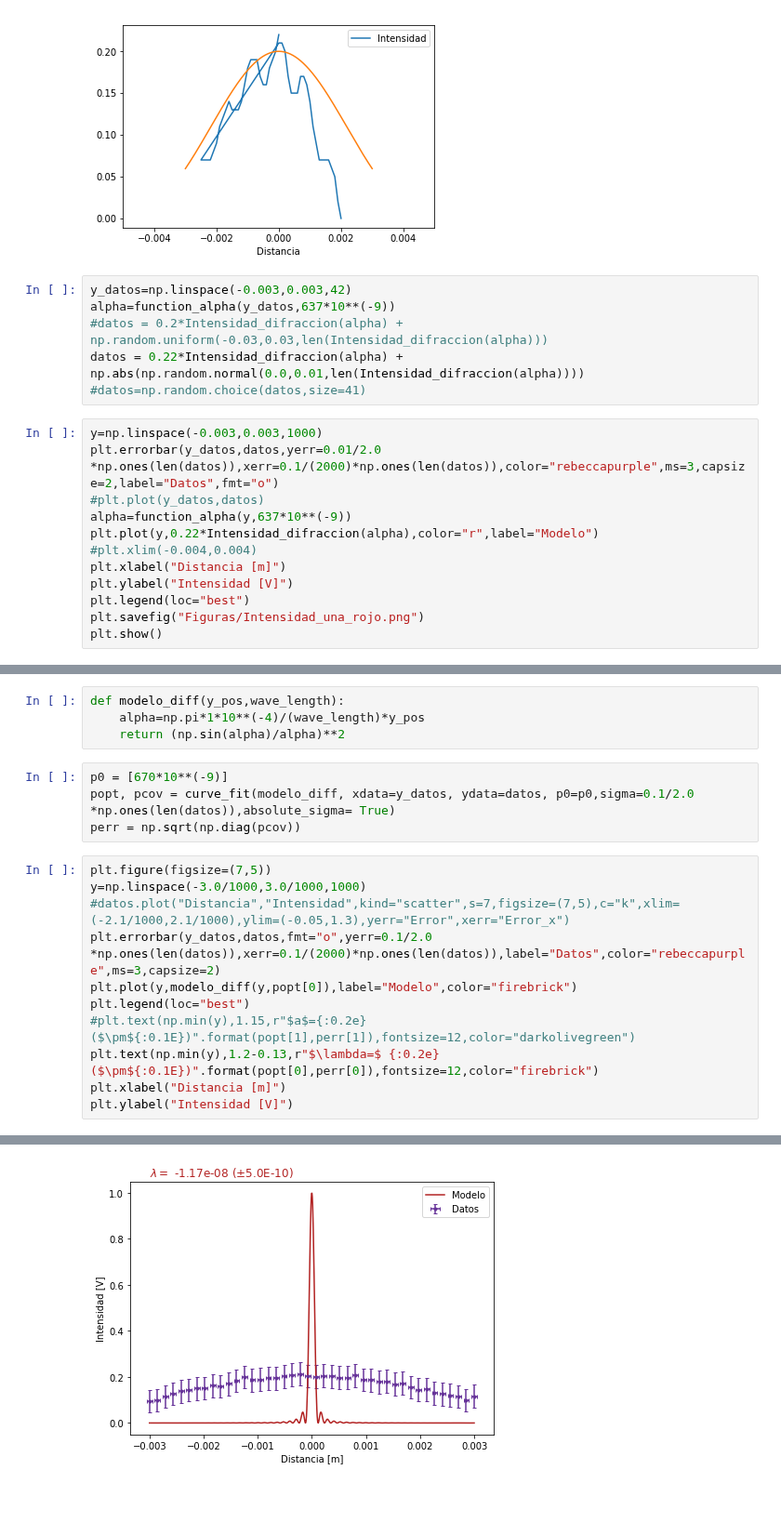
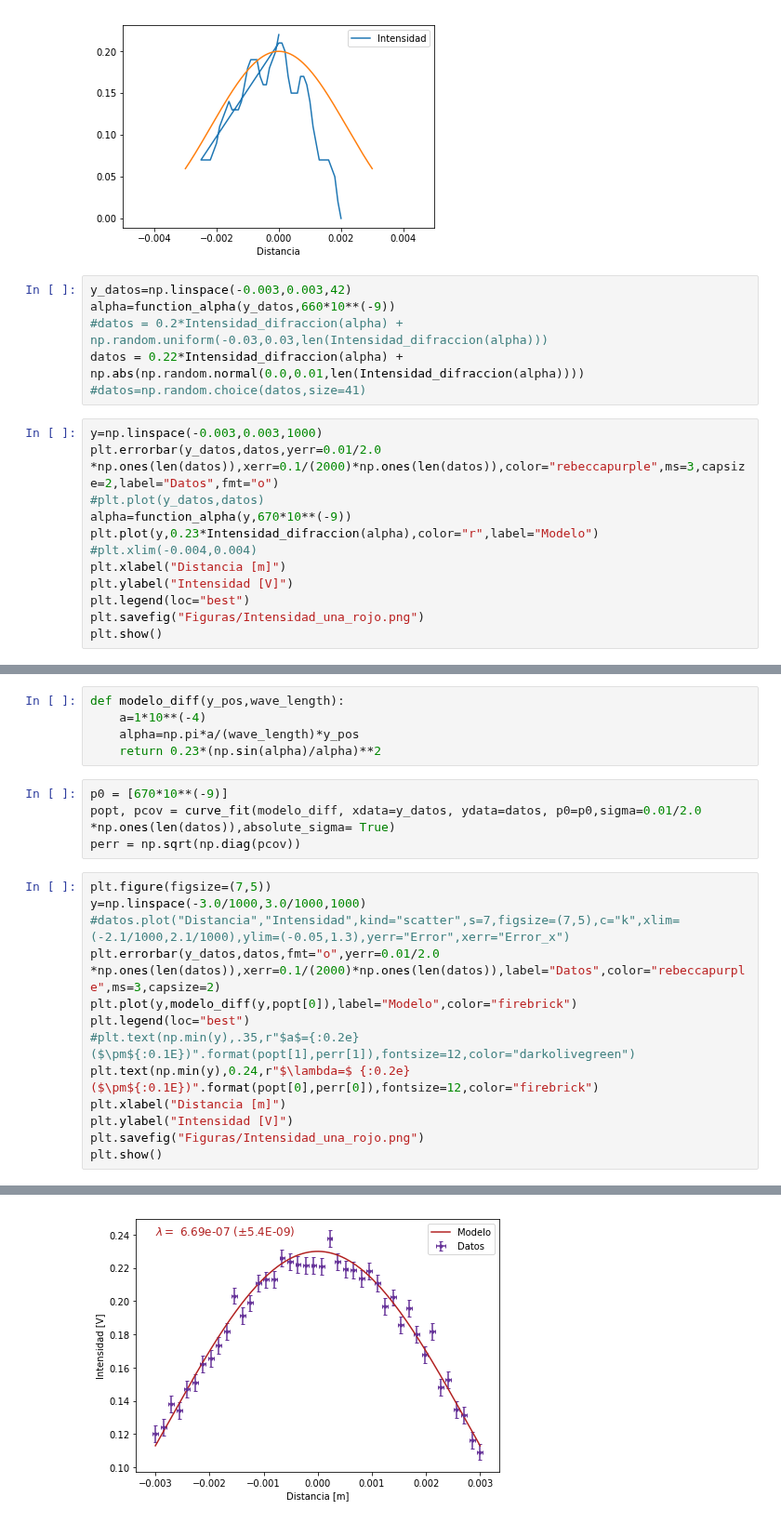
Before and after one commit to jamontanac/Laboratorio-Avanzado, a Jupyter notebook: Double_Slit/Laser_rojo.ipynb, the cells around one changed output, grey strips where cells are left out. Shown at 93% size. Drawn from its saved outputs; the diff is of its cells as text; blank space fills up the shorter version.

Commit message:
laser rojo

```diff
--- a/Double_Slit/Laser_rojo.ipynb
+++ b/Double_Slit/Laser_rojo.ipynb
@@ -95,7 +95,7 @@ plt.xlim(-0.005,0.005)
 [figure]
 # %%
 y_datos=np.linspace(-0.003,0.003,42)
-alpha=function_alpha(y_datos,637*10**(-9))
+alpha=function_alpha(y_datos,660*10**(-9))
 #datos = 0.2*Intensidad_difraccion(alpha) + np.random.uniform(-0.03,0.03,len(Intensidad_difraccion(alpha)))
 datos = 0.22*Intensidad_difraccion(alpha) + np.abs(np.random.normal(0.0,0.01,len(Intensidad_difraccion(alpha))))
 #datos=np.random.choice(datos,size=41)
@@ -103,8 +103,8 @@ datos = 0.22*Intensidad_difraccion(alpha) + np.abs(np.random.normal(0.0,0.01,len
 y=np.linspace(-0.003,0.003,1000)
 plt.errorbar(y_datos,datos,yerr=0.01/2.0 *np.ones(len(datos)),xerr=0.1/(2000)*np.ones(len(datos)),color="rebeccapurple",ms=3,capsize=2,label="Datos",fmt="o")
 #plt.plot(y_datos,datos)
-alpha=function_alpha(y,637*10**(-9))
-plt.plot(y,0.22*Intensidad_difraccion(alpha),color="r",label="Modelo")
+alpha=function_alpha(y,670*10**(-9))
+plt.plot(y,0.23*Intensidad_difraccion(alpha),color="r",label="Modelo")
 #plt.xlim(-0.004,0.004)
 plt.xlabel("Distancia [m]")
 plt.ylabel("Intensidad [V]")
@@ -116,20 +116,23 @@ plt.show()
 # %%
 def modelo_diff(y_pos,wave_length):
-    alpha=np.pi*1*10**(-4)/(wave_length)*y_pos
-    return (np.sin(alpha)/alpha)**2
+    a=1*10**(-4)
+    alpha=np.pi*a/(wave_length)*y_pos
+    return 0.23*(np.sin(alpha)/alpha)**2
 # %%
 p0 = [670*10**(-9)]
-popt, pcov = curve_fit(modelo_diff, xdata=y_datos, ydata=datos, p0=p0,sigma=0.1/2.0 *np.ones(len(datos)),absolute_sigma= True)
+popt, pcov = curve_fit(modelo_diff, xdata=y_datos, ydata=datos, p0=p0,sigma=0.01/2.0 *np.ones(len(datos)),absolute_sigma= True)
 perr = np.sqrt(np.diag(pcov))
 # %%
 plt.figure(figsize=(7,5))
 y=np.linspace(-3.0/1000,3.0/1000,1000)
 #datos.plot("Distancia","Intensidad",kind="scatter",s=7,figsize=(7,5),c="k",xlim=(-2.1/1000,2.1/1000),ylim=(-0.05,1.3),yerr="Error",xerr="Error_x")
-plt.errorbar(y_datos,datos,fmt="o",yerr=0.1/2.0 *np.ones(len(datos)),xerr=0.1/(2000)*np.ones(len(datos)),label="Datos",color="rebeccapurple",ms=3,capsize=2)
+plt.errorbar(y_datos,datos,fmt="o",yerr=0.01/2.0 *np.ones(len(datos)),xerr=0.1/(2000)*np.ones(len(datos)),label="Datos",color="rebeccapurple",ms=3,capsize=2)
 plt.plot(y,modelo_diff(y,popt[0]),label="Modelo",color="firebrick")
 plt.legend(loc="best")
-#plt.text(np.min(y),1.15,r"$a$={:0.2e} ($\pm${:0.1E})".format(popt[1],perr[1]),fontsize=12,color="darkolivegreen")
-plt.text(np.min(y),1.2-0.13,r"$\lambda=$ {:0.2e} ($\pm${:0.1E})".format(popt[0],perr[0]),fontsize=12,color="firebrick")
+#plt.text(np.min(y),.35,r"$a$={:0.2e} ($\pm${:0.1E})".format(popt[1],perr[1]),fontsize=12,color="darkolivegreen")
+plt.text(np.min(y),0.24,r"$\lambda=$ {:0.2e} ($\pm${:0.1E})".format(popt[0],perr[0]),fontsize=12,color="firebrick")
 plt.xlabel("Distancia [m]")
 plt.ylabel("Intensidad [V]")
+plt.savefig("Figuras/Intensidad_una_rojo.png")
+plt.show()
 # %% [output]
@@ -137 +139 @@ Text(0, 0.5, 'Intensidad [V]')
-[figure, old version]
+[figure, new version]
```
Also changed, not shown: parts of 4 cells of this notebook, 1 other file.
